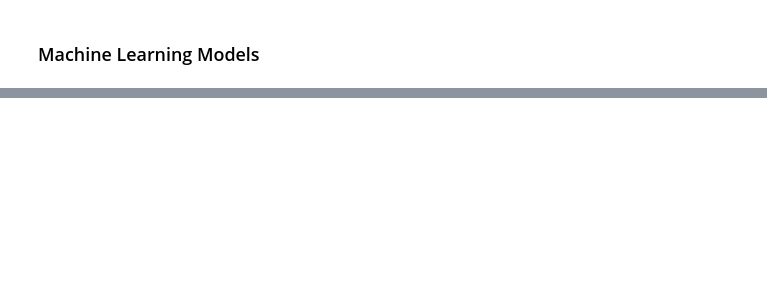
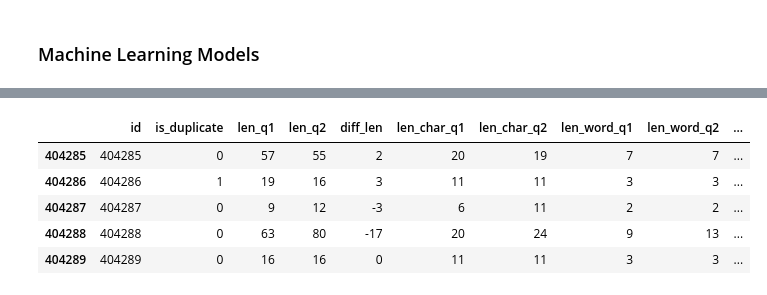
Before and after one commit to Marcelobbr/Kaggle_Quora, a Jupyter notebook: kaggle_quora.ipynb, the cells around one changed output, grey strips where cells are left out. Cells and saved outputs as stored; diff of their text form; code cells hidden in the pictures; blank space fills up the shorter version.

```diff
--- a/kaggle_quora.ipynb
+++ b/kaggle_quora.ipynb
@@ -295,3 +295,19 @@ quora_train_bak = quora_train
+# %%
+def delete_features(data):
+    del data['question1']
+    del data['question2']
+    try:
+        del data['featureVec1']
+        del data['featureVec2']
+    except: pass
+    try:
+        del data['qid1']
+        del data['qid2']
+   #     del data['id']
+    except: pass
+    #try: #del data['test_id']
+    #except: pass
+    return data
 # %% [markdown]
 ### use features
 # %%
@@ -344,0 +385,11 @@ quora_test = quora_test.head(1000) # temporary data reduction
+# %%
+quora_train = pandas.read_csv("/Dados/Kaggle/train.csv")
+quora_test = pandas.read_csv("/Dados/Kaggle/test.csv")
+# %%
+def use_selected_functions(quora_data):
+    quora_data = cleaning_tool(quora_data)
+    quora_data = make_basic_features(quora_data)
+    quora_data = delete_features(quora_data)
+    return quora_data
+# %%
+quora_train = use_selected_functions(quora_train)
@@ -344,0 +434,9 @@ quora_test = quora_test.head(1000) # temporary data reduction
+# %%
+quora_train.tail()
+# %% [output]
+|  | id | is_duplicate | len_q1 | len_q2 | diff_len | len_char_q1 | len_char_q2 | len_word_q1 | len_word_q2 | ... |
+| 404285 | 404285 | 0 | 57 | 55 | 2 | 20 | 19 | 7 | 7 | ... |
+| 404286 | 404286 | 1 | 19 | 16 | 3 | 11 | 11 | 3 | 3 | ... |
+| 404287 | 404287 | 0 | 9 | 12 | -3 | 6 | 11 | 2 | 2 | ... |
+| 404288 | 404288 | 0 | 63 | 80 | -17 | 20 | 24 | 9 | 13 | ... |
+| 404289 | 404289 | 0 | 16 | 16 | 0 | 11 | 11 | 3 | 3 | ... |
```
Also changed, not shown: parts of 46 cells of this notebook.
